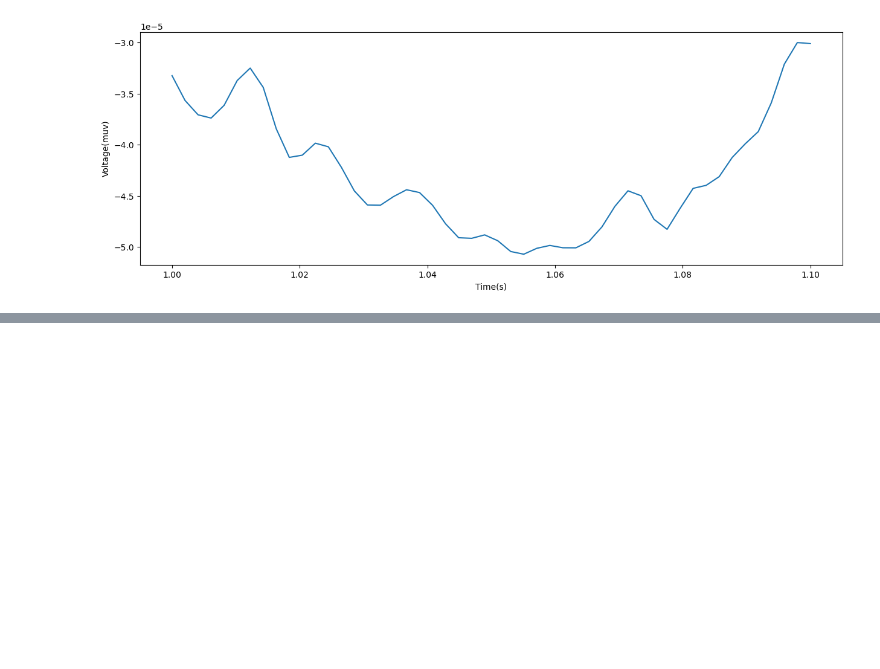
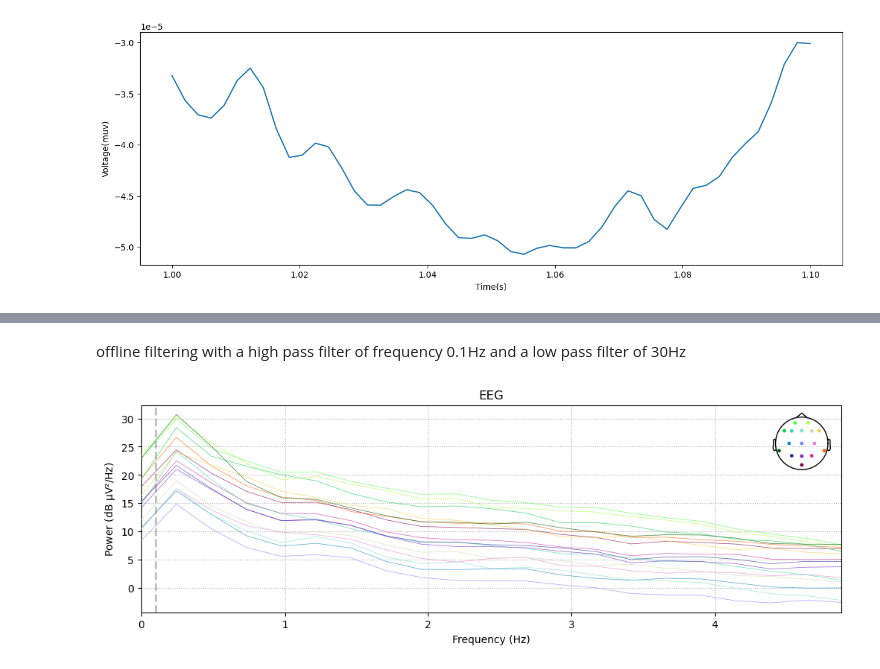
Before and after one commit to fdred7907/NESC_3505_textbook, a Jupyter notebook: 7-eeg/file1.ipynb, the cells around one changed output, grey strips where cells are left out. Cells and saved outputs as stored; diff of their text form; code cells hidden in the pictures; blank space fills up the shorter version.

```diff
--- a/7-eeg/file1.ipynb
+++ b/7-eeg/file1.ipynb
@@ -142,0 +304,10 @@ Text(0, 0.5, 'Voltage(muv)')
+# %% [markdown]
+offline filtering with a high pass filter of frequency 0.1Hz and a low pass filter of 30Hz
+# %%
+low_cut = 0.1
+high_cut = 30
+raw_filt= raw.copy().filter(low_cut,high_cut)
+raw_filt.compute_psd(fmax=5).plot()
+plt.show()
+# %% [output]
+[figure, added]
```
Also changed, not shown: parts of 24 cells of this notebook, 10 other files.
